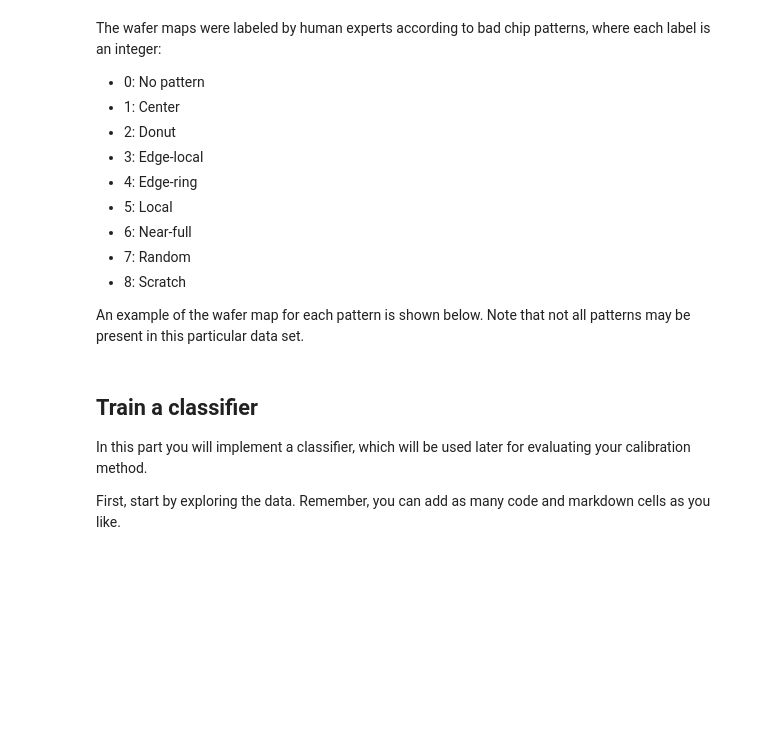
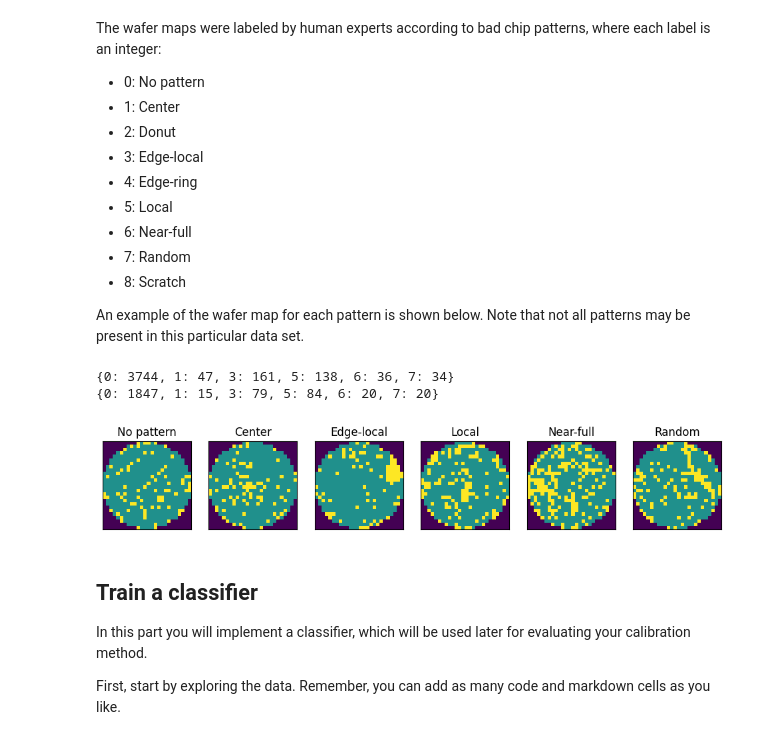
Before and after one commit to enesbkoca/wafer_calibration, a Jupyter notebook: calibration.ipynb, the cells around one changed output. Drawn from its saved outputs; the diff is of its cells as text; code cells hidden in the pictures; blank space fills up the shorter version.

```diff
--- a/calibration.ipynb
+++ b/calibration.ipynb
@@ -89,12 +89,22 @@ An example of the wafer map for each pattern is shown below. Note that not all p
 # %%
 unique_classes, class_indexes = np.unique(y_train,return_index=True)
 class_names = ["No pattern", "Center", "Donut", "Edge-local", "Edge-ring", "Local", "Near-full", "Random", "Scratch"]
 fig, axes = plt.subplots(1,len(unique_classes), figsize = (12,5))
 for num_index, index in enumerate(class_indexes):
     axes[num_index].imshow(X_train[index])
     axes[num_index].set_title(class_names[unique_classes[num_index]])
     axes[num_index].set_xticks([])
     axes[num_index].set_yticks([])
+
+count_train = dict(zip(*np.unique(y_train, return_counts=True)))
+count_test = dict(zip(*np.unique(y_test, return_counts=True)))
+
+print(count_train)
+print(count_test)
+# %% [output]
+{0: 3744, 1: 47, 3: 161, 5: 138, 6: 36, 7: 34}
+{0: 1847, 1: 15, 3: 79, 5: 84, 6: 20, 7: 20}
+[figure, added]
 # %% [markdown]
 ## Train a classifier
 
```
Also changed, not shown: parts of 18 cells of this notebook.
